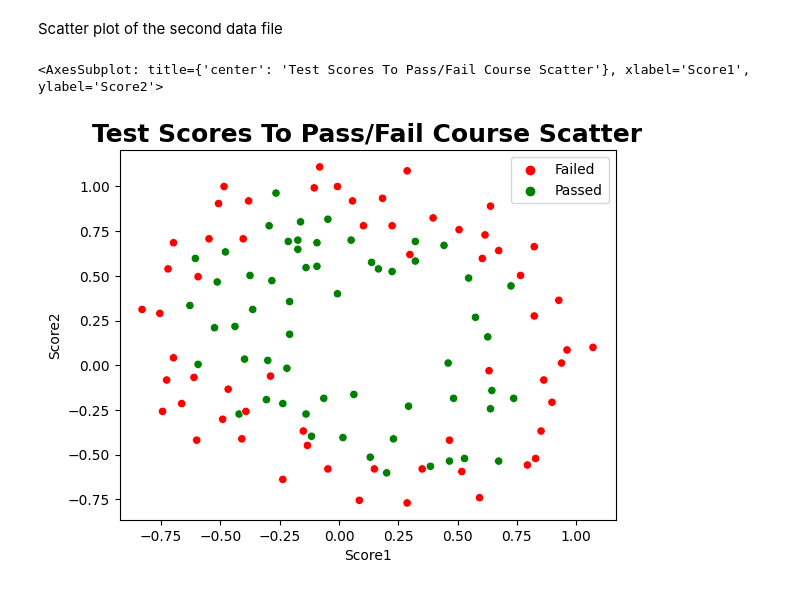
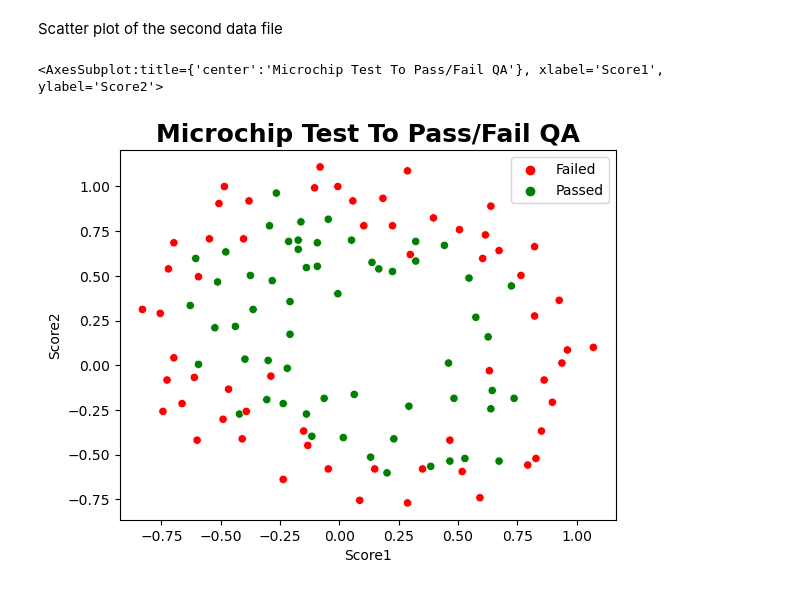
Before and after one commit to GalSarid21/MachineLearningLabs, a Jupyter notebook: Lab3/HW_3.ipynb, the cells around one changed output. Saved outputs shown, nothing was run; the diff lists cells and outputs as text; code cells hidden in the pictures.

```diff
--- a/Lab3/HW_3.ipynb
+++ b/Lab3/HW_3.ipynb
@@ -331,11 +361,13 @@ print(Utils.map_feature(q2_df, 6))
 # %% [markdown]
 Scatter plot of the second data file
 # %%
-single_variable_model = LogisticRegressionModel(
+multi_variable_model = LogisticRegressionModel(
     dataset=q2_df,
-    epsilon=1e-5,
-    _lambda=0.1)
-single_variable_model.scatter_plot_dataset()
+    epsilon=1e-7,
+    alpha=1,
+    _lambda=0.001,
+    use_dataset_dim=False)
+multi_variable_model.scatter_plot_dataset(title='Microchip Test To Pass/Fail QA')
 # %% [output]
-<AxesSubplot: title={'center': 'Test Scores To Pass/Fail Course Scatter'}, xlabel='Score1', ylabel='Score2'>
+<AxesSubplot:title={'center':'Microchip Test To Pass/Fail QA'}, xlabel='Score1', ylabel='Score2'>
-[figure, old version]
+[figure, new version]
```
Also changed, not shown: parts of 15 cells of this notebook.
